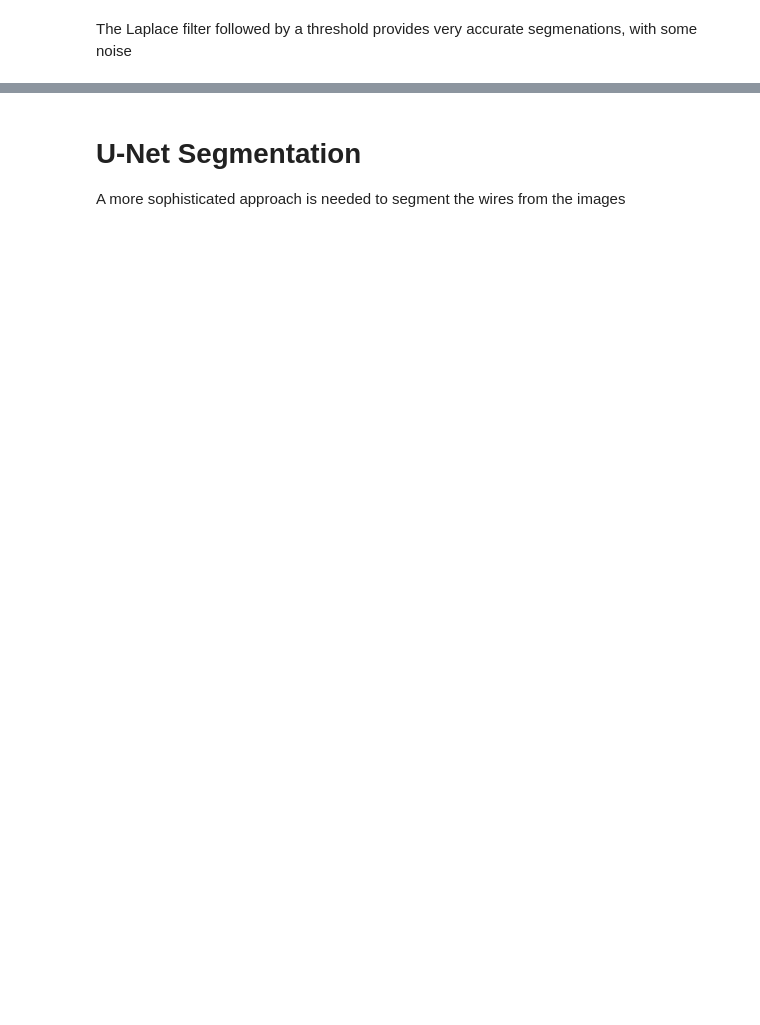
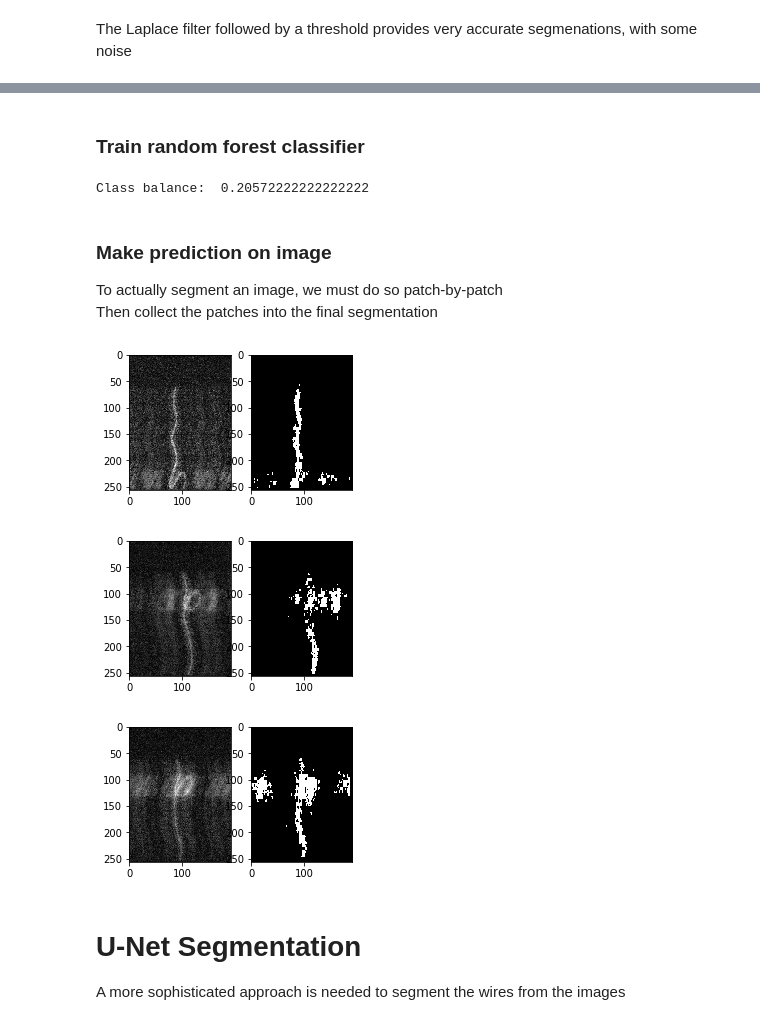
Before and after one commit to RobbieHolland/AIWire, a Jupyter notebook: segmentation.ipynb, the cells around one changed output, grey strips where cells are left out. Saved outputs shown, nothing was run; the diff lists cells and outputs as text; code cells hidden in the pictures; blank space fills up the shorter version.

```diff
--- a/segmentation.ipynb
+++ b/segmentation.ipynb
@@ -164,3 +204,47 @@ for i, (seg_edge, ground_truth, simulated) in enumerate(list(zip(segmentations_e
+# %% [markdown]
+### Train random forest classifier
+# %%
+from sklearn.ensemble import RandomForestClassifier
+from sklearn.model_selection import train_test_split
+
+print('Class balance: ', np.sum(patch_labels) / np.prod(patch_labels.shape))
+clf = RandomForestClassifier(max_depth=100)
+
+X_train, X_test, y_test, y_train = train_test_split(X, y, test_size=0.15, random_state=0)
+
+clf.fit(X_train, y_test)
+preds = clf.predict(X_test)
+# %% [output]
+Class balance:  0.20572222222222222
+# %% [markdown]
+### Make prediction on image
+To actually segment an image, we must do so patch-by-patch<br>
+Then collect the patches into the final segmentation
+# %%
+def rf_predict(image):
+    test_sample = np.array(image)
+    sample = np.pad(test_sample, patch_dim // 2 - w, mode='reflect')
+
+    total_pred = np.zeros_like(test_sample)
+    for i in range(w, test_sample.shape[0] - w, 2 * w):
+        for j in range(w, test_sample.shape[1] - w, 2 * w):
+            patch = sample[i:i + patch_dim, j:j + patch_dim]
+            pred = clf.predict(patch.reshape(1,-1))
+
+            total_pred[i-w:i+w,j-w:j+w] = pred.reshape(6,6)
+    return total_pred
+
+for i in range(3):
+    pred = rf_predict(train[i])
+    plt.figure(figsize=(4, 4))
+    plt.subplot(121)
+    plt.imshow(train[i], cmap='gray')
+    plt.subplot(122)
+    plt.imshow(pred, cmap='gray')
+# %% [output]
+[figure, added]
+[figure, added]
+[figure, added]
 # %% [markdown]
 # U-Net Segmentation
 A more sophisticated approach is needed to segment the wires from the images
```
Also changed, not shown: parts of 10 cells of this notebook.
